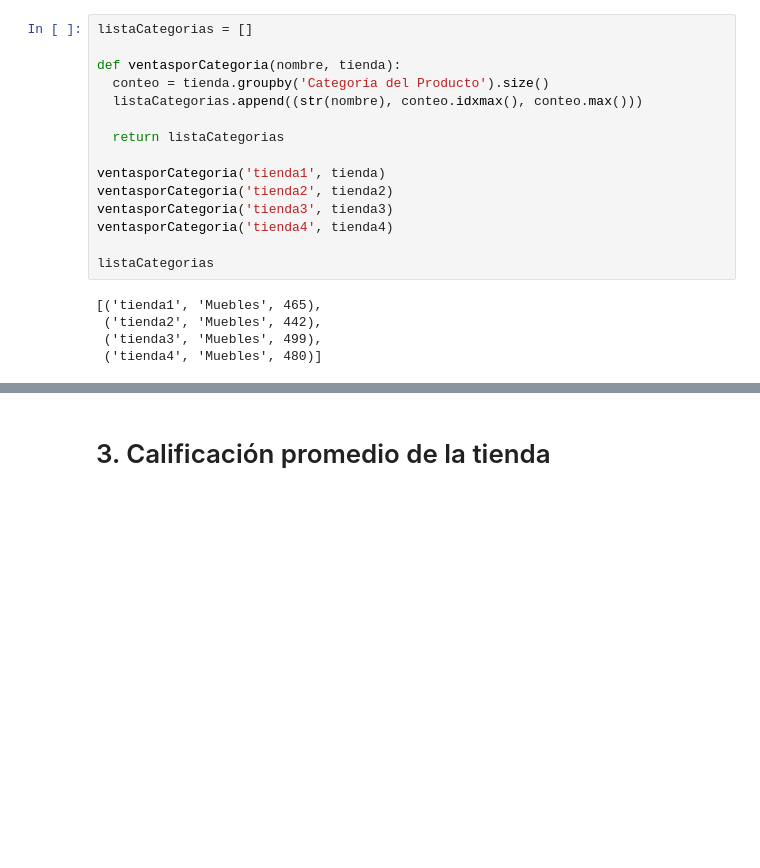
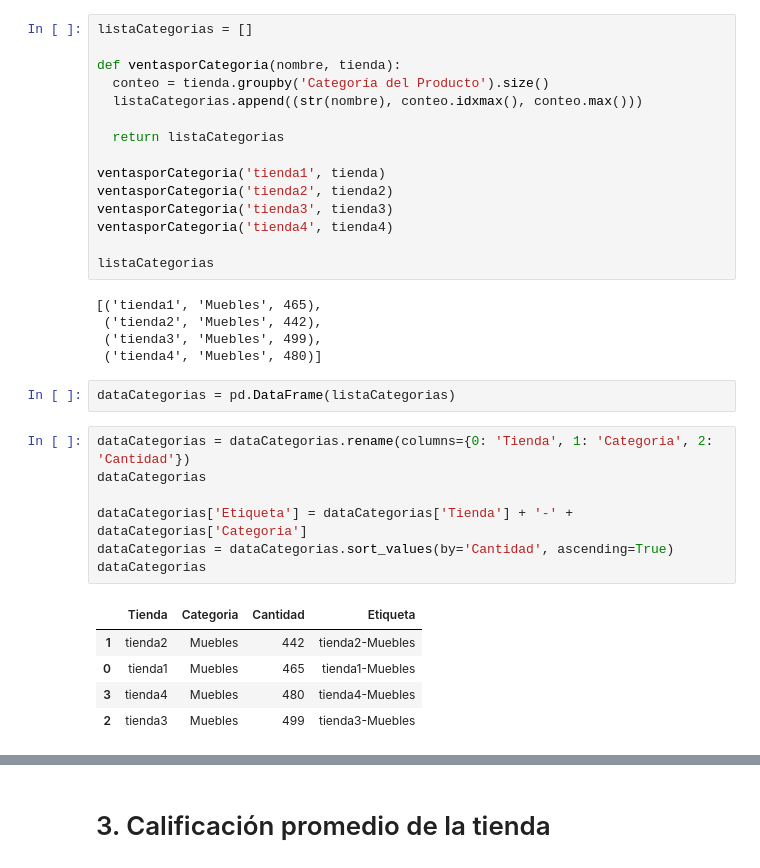
Before and after one commit to JuanDlog/Challenge-Alura-Store, a Jupyter notebook: AluraStoreLatam.ipynb, the cells around one changed output, grey strips where cells are left out. Saved outputs shown, nothing was run; the diff lists cells and outputs as text; blank space fills up the shorter version.

```diff
--- a/AluraStoreLatam.ipynb
+++ b/AluraStoreLatam.ipynb
@@ -90,3 +90,18 @@ listaCategorias
  ('tienda2', 'Muebles', 442),
  ('tienda3', 'Muebles', 499),
  ('tienda4', 'Muebles', 480)]
+# %%
+dataCategorias = pd.DataFrame(listaCategorias)
+# %%
+dataCategorias = dataCategorias.rename(columns={0: 'Tienda', 1: 'Categoria', 2: 'Cantidad'})
+dataCategorias
+
+dataCategorias['Etiqueta'] = dataCategorias['Tienda'] + '-' + dataCategorias['Categoria']
+dataCategorias = dataCategorias.sort_values(by='Cantidad', ascending=True)
+dataCategorias
+# %% [output]
+|  | Tienda | Categoria | Cantidad | Etiqueta |
+| 1 | tienda2 | Muebles | 442 | tienda2-Muebles |
+| 0 | tienda1 | Muebles | 465 | tienda1-Muebles |
+| 3 | tienda4 | Muebles | 480 | tienda4-Muebles |
+| 2 | tienda3 | Muebles | 499 | tienda3-Muebles |
```
Also changed, not shown: parts of 2 cells of this notebook.
